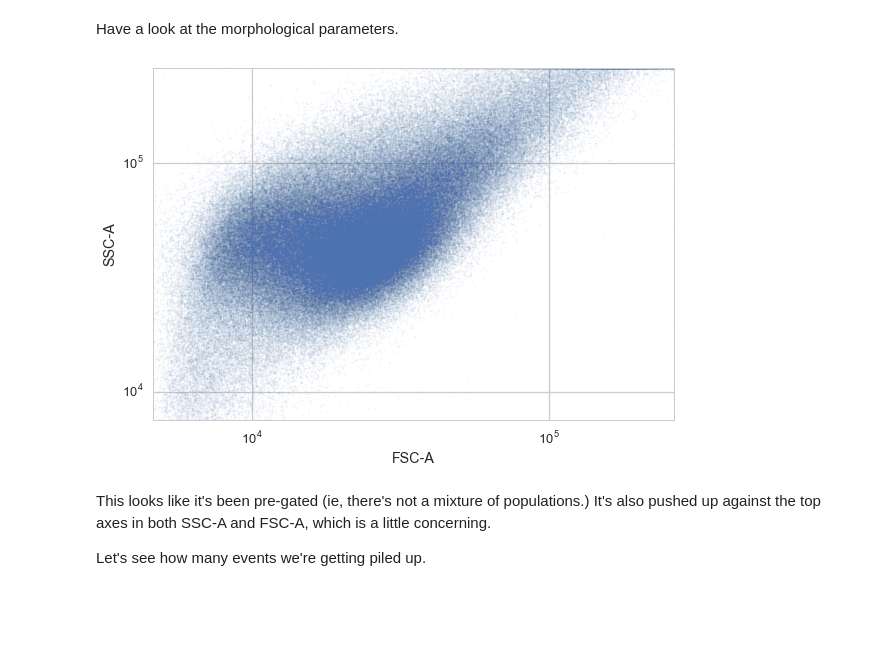
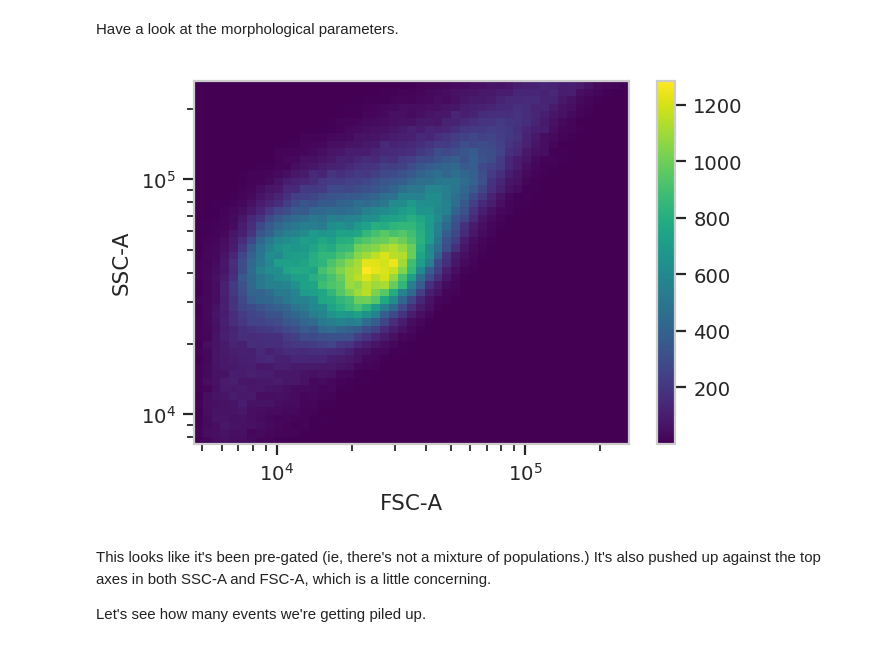
Before and after one commit to cytoflow/cytoflow-examples, a Jupyter notebook: kiani/Kiani Nature Methods 2014.ipynb, the cells around one changed output. Saved outputs shown, nothing was run; the diff lists cells and outputs as text; code cells hidden in the pictures; blank space fills up the shorter version.

```diff
--- a/kiani/Kiani Nature Methods 2014.ipynb
+++ b/kiani/Kiani Nature Methods 2014.ipynb
@@ -61,12 +67,12 @@ ex = import_op.apply()
 # %% [markdown]
 Have a look at the morphological parameters.
 # %%
-flow.ScatterplotView(xchannel = "FSC-A",
-                     ychannel = "SSC-A",
-                     xscale = 'log',
-                     yscale = 'log').plot(ex, alpha = 0.05, min_quantile = 0.005)
+flow.DensityView(xchannel = "FSC-A",
+                 ychannel = "SSC-A",
+                 xscale = 'log',
+                 yscale = 'log').plot(ex, min_quantile = 0.005)
 # %% [output]
-[figure, old version]
+[figure, new version]
 # %% [markdown]
 This looks like it's been pre-gated (ie, there's not a mixture of populations.)  It's also pushed up against the top axes in both SSC-A and FSC-A, which is a little concerning.
 
```
Also changed, not shown: parts of 9 cells of this notebook, 2 other files.
